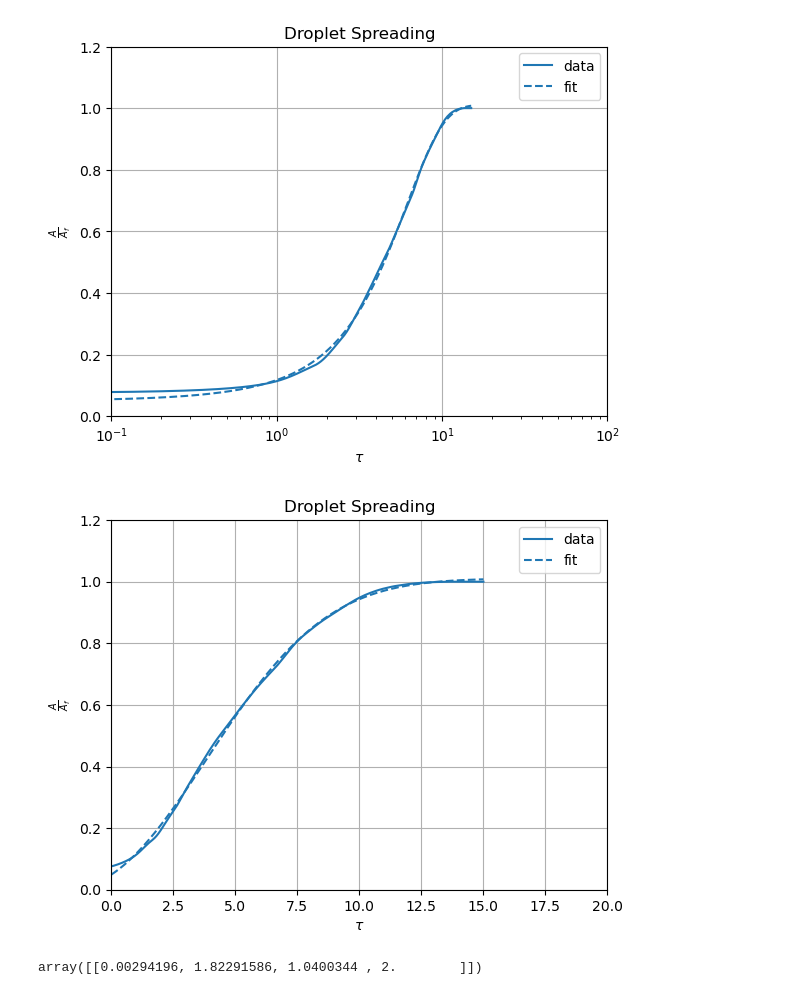
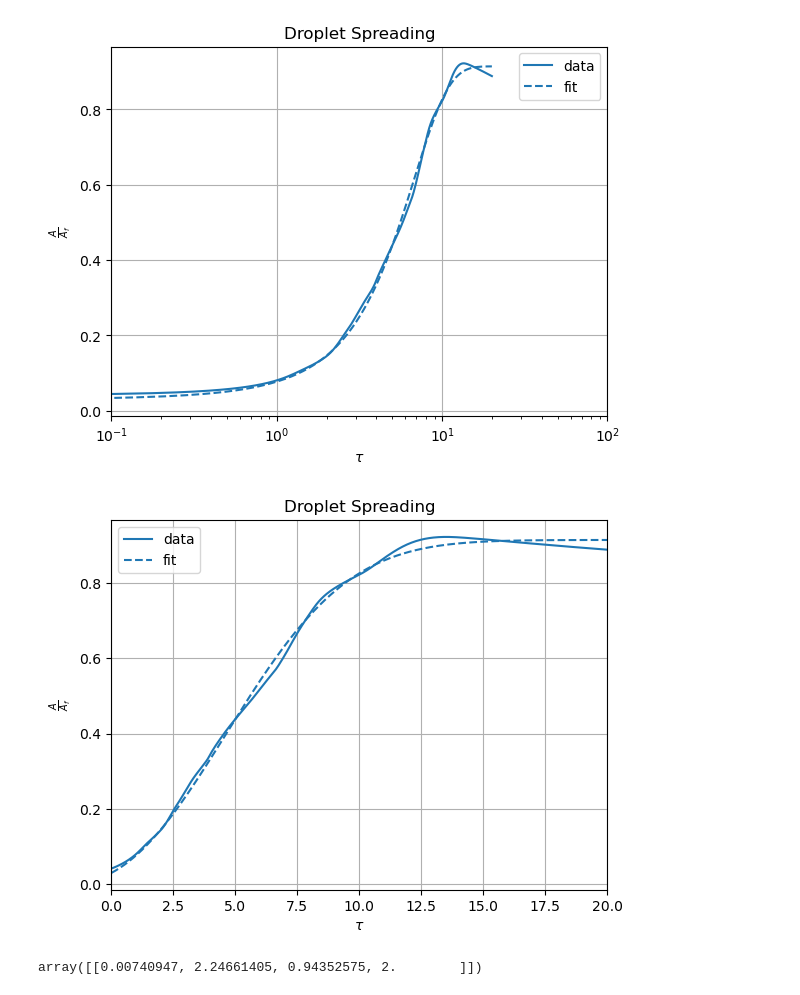
Before and after one commit to pmt58/Droplet_NGA2, a Jupyter notebook: data_analysis_current.ipynb, the cells around one changed output. Drawn from its saved outputs; the diff is of its cells as text; code cells hidden in the pictures.

Commit message:
normalize wet area by equilibrium droplet shape

```diff
--- a/data_analysis_current.ipynb
+++ b/data_analysis_current.ipynb
@@ -16,47 +16,47 @@ temp=pd.read_csv('./monitor/dropinfo',header=0,delimiter='\\s+')#,skiprows=1)
 data=temp[1:].astype('float32') # Drop first row and interpret data as floating point numbers.
     # === Plot Data === #
 xdata=data['Time'].to_numpy()
-ydata=np.pi*np.power(data['VoF'].to_numpy(),2)
-A_f=ydata[-1]
-ydata=ydata/A_f
+ydata=data['WetAreaFract'].to_numpy()
+
+ydata=ydata
 p=plt.semilogx(xdata,ydata,label='data')
     # === Fit model === #
     #popt, pcov = curve_fit(powerlaw, data['Time'], np.pi*np.power(data['Wetted'],2),[1,0.5,1,8])
 popt, pcov = curve_fit(powerlaw, xdata, ydata,bounds=(10**-3,[10,10,10,2]))
 fit_param[0,:]=popt
 p=plt.semilogx(xdata,powerlaw(xdata,popt[0],popt[1],popt[2],popt[3]),'--',color=p[0].get_color(),label='fit')
 
 
-plt.ylim([0,1.2])
+#plt.ylim([0,1.2])
 plt.xlim([1e-1,1e2])
 plt.title('Droplet Spreading')
 plt.xlabel(r'$\tau$')
 plt.ylabel(r'$\frac{A}{A_f}$')
 plt.legend()
 plt.grid()#True,which='Both')
 plt.show()
 
 s=plt.plot(xdata,ydata,label='data')
 s=plt.plot(xdata,powerlaw(xdata,popt[0],popt[1],popt[2],popt[3]),'--',color=p[0].get_color(),label='fit')
 
-plt.ylim([0,1.2])
+#plt.ylim([0,1.2])
 plt.xlim([0,20])
 plt.title('Droplet Spreading')
 plt.xlabel(r'$\tau$')
 plt.ylabel(r'$\frac{A}{A_f}$')
 plt.legend()
 plt.grid()#True,which='Both')
 plt.show()
 
 plt.show()
 # %% [output]
-[figure, old version]
+[figure, new version]
-[figure, old version]
+[figure, new version]
 # %%
 #K,n,A_f,tau
 fit_param
 # %% [output]
-array([[0.00294196, 1.82291586, 1.0400344 , 2.        ]])
+array([[0.00740947, 2.24661405, 0.94352575, 2.        ]])
 # %%
 data
 # %% [output]
```
Also changed, not shown: parts of 2 cells of this notebook, 2 other files.
